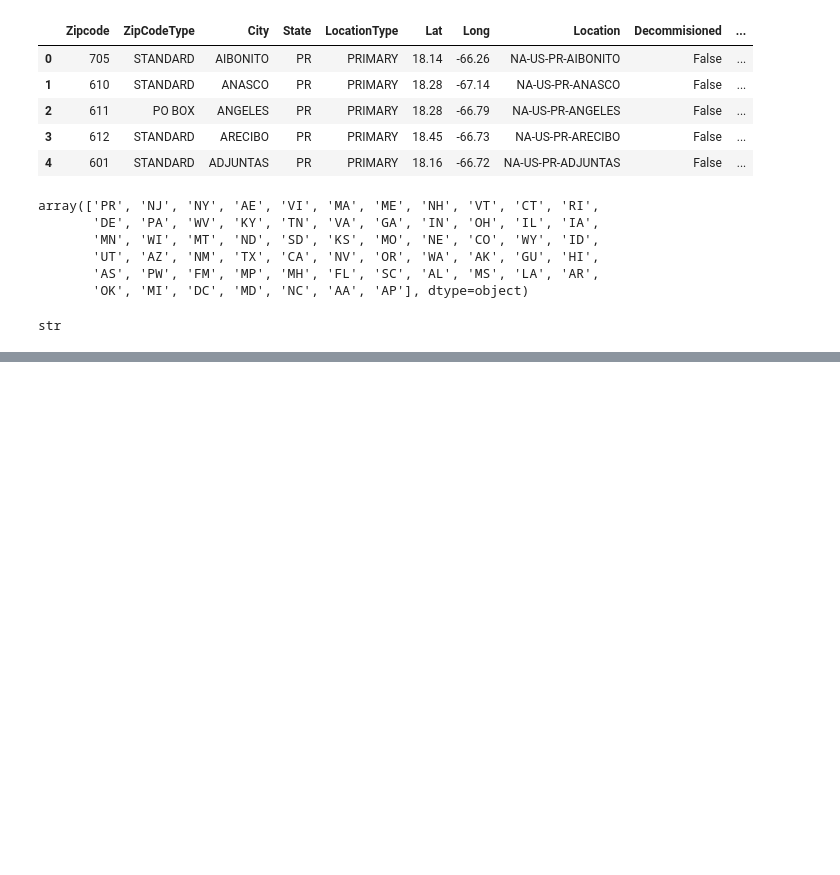
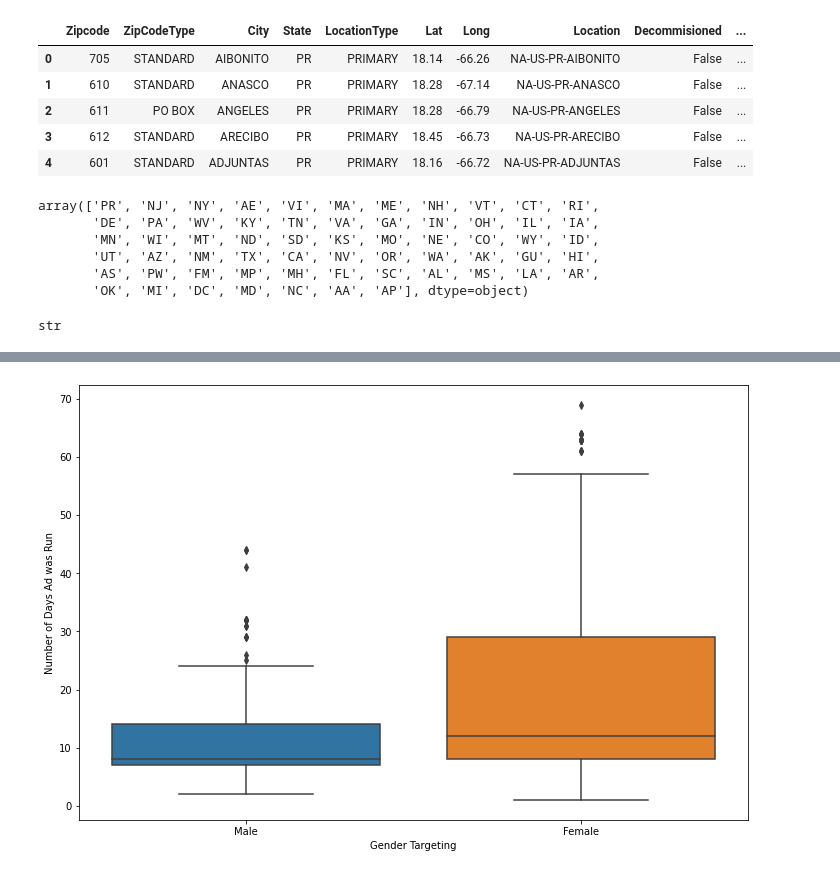
Before and after one commit to esalamon17/Google-Political-Ads, a Jupyter notebook: testing datasetst.ipynb, the cells around one changed output, grey strips where cells are left out. Saved outputs shown, nothing was run; the diff lists cells and outputs as text; code cells hidden in the pictures; blank space fills up the shorter version.

```diff
--- a/testing datasetst.ipynb
+++ b/testing datasetst.ipynb
@@ -154,0 +248,7 @@ KeyboardInterrupt:
+# %%
+male_or_female = data.loc[(data['Gender_Targeting'] == 'Female') | (data['Gender_Targeting'] == 'Male')]
+sns.boxplot(x = male_or_female['Gender_Targeting'], y = 'Num_of_Days', data = data);
+plt.ylabel('Number of Days Ad was Run');
+plt.xlabel('Gender Targeting');
+# %% [output]
+[figure, added]
```
Also changed, not shown: parts of 41 cells of this notebook.
